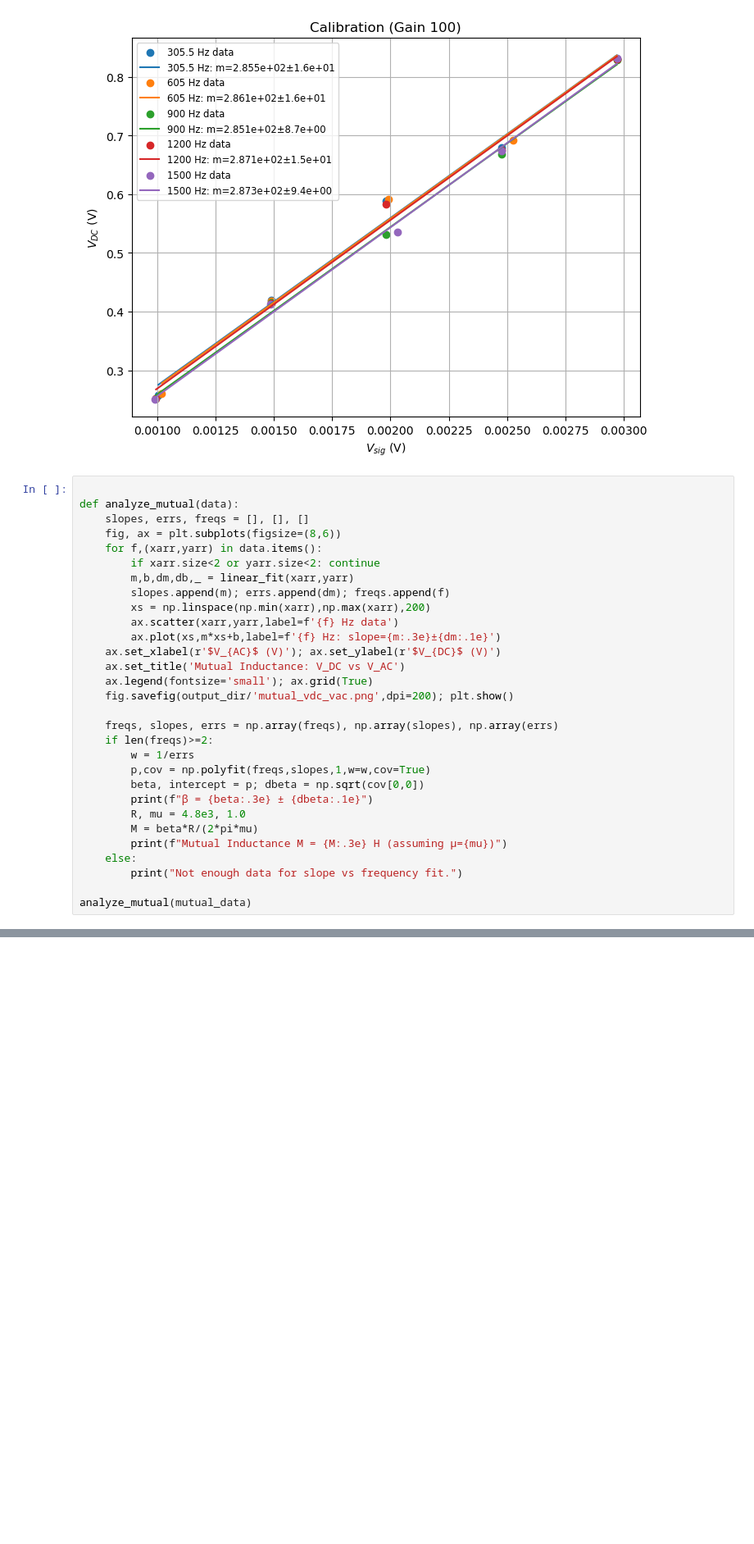
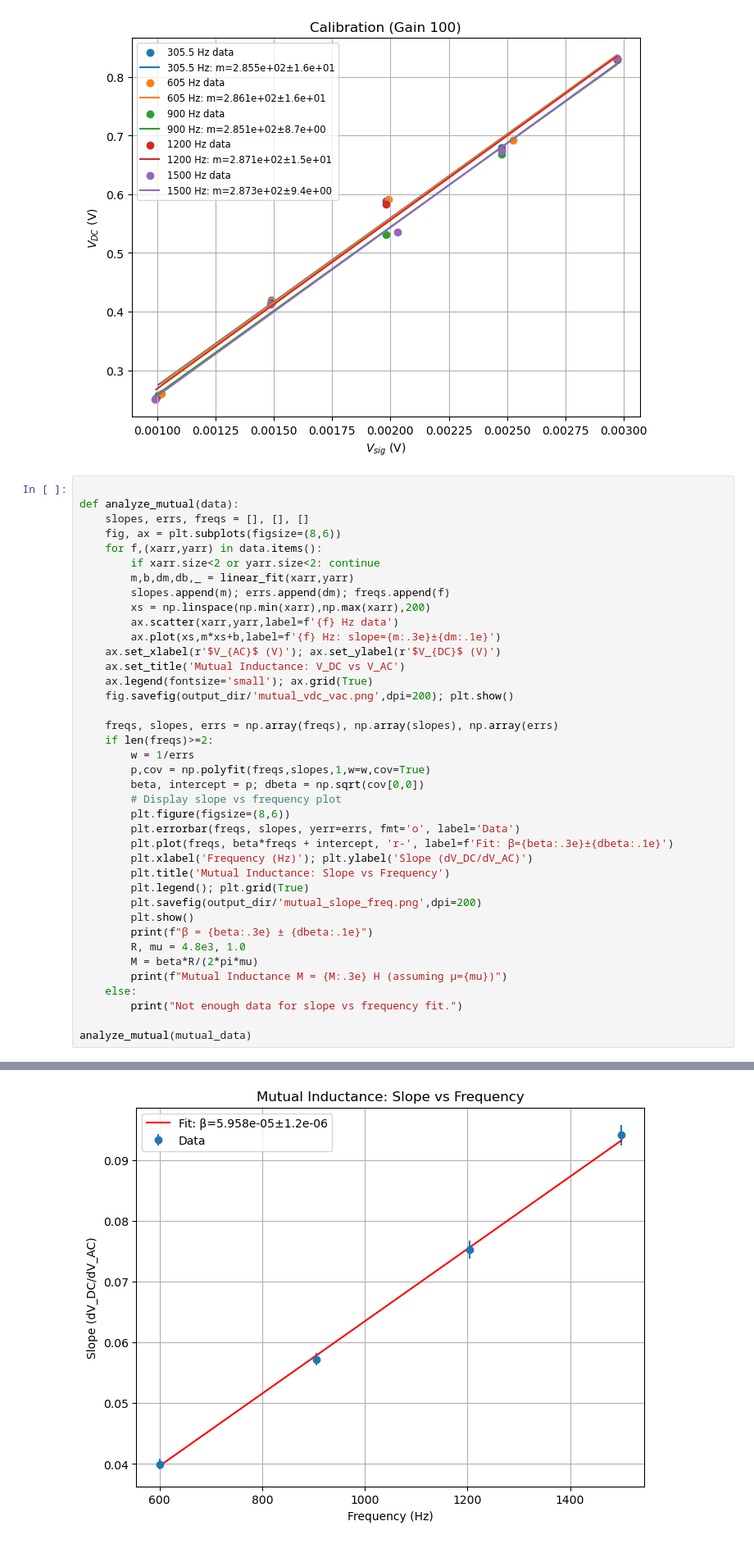
Before and after one commit to crimsonpane23/P343---Modern-Physics-lab, a Jupyter notebook: Lock-In Amplifier/Lockin_Amplifier_Complete_Analysis.ipynb, the cells around one changed output, grey strips where cells are left out. Shown at 82% size. Saved outputs shown, nothing was run; the diff lists cells and outputs as text; blank space fills up the shorter version.

```diff
--- a/Lock-In Amplifier/Lockin_Amplifier_Complete_Analysis.ipynb
+++ b/Lock-In Amplifier/Lockin_Amplifier_Complete_Analysis.ipynb
@@ -158,33 +155,43 @@ res100 = analyze_calibration(calib_data_gain100,100)
 def analyze_mutual(data):
     slopes, errs, freqs = [], [], []
     fig, ax = plt.subplots(figsize=(8,6))
     for f,(xarr,yarr) in data.items():
         if xarr.size<2 or yarr.size<2: continue
         m,b,dm,db,_ = linear_fit(xarr,yarr)
         slopes.append(m); errs.append(dm); freqs.append(f)
         xs = np.linspace(np.min(xarr),np.max(xarr),200)
         ax.scatter(xarr,yarr,label=f'{f} Hz data')
         ax.plot(xs,m*xs+b,label=f'{f} Hz: slope={m:.3e}±{dm:.1e}')
     ax.set_xlabel(r'$V_{AC}$ (V)'); ax.set_ylabel(r'$V_{DC}$ (V)')
     ax.set_title('Mutual Inductance: V_DC vs V_AC')
     ax.legend(fontsize='small'); ax.grid(True)
     fig.savefig(output_dir/'mutual_vdc_vac.png',dpi=200); plt.show()
 
     freqs, slopes, errs = np.array(freqs), np.array(slopes), np.array(errs)
     if len(freqs)>=2:
         w = 1/errs
         p,cov = np.polyfit(freqs,slopes,1,w=w,cov=True)
         beta, intercept = p; dbeta = np.sqrt(cov[0,0])
+        # Display slope vs frequency plot
+        plt.figure(figsize=(8,6))
+        plt.errorbar(freqs, slopes, yerr=errs, fmt='o', label='Data')
+        plt.plot(freqs, beta*freqs + intercept, 'r-', label=f'Fit: β={beta:.3e}±{dbeta:.1e}')
+        plt.xlabel('Frequency (Hz)'); plt.ylabel('Slope (dV_DC/dV_AC)')
+        plt.title('Mutual Inductance: Slope vs Frequency')
+        plt.legend(); plt.grid(True)
+        plt.savefig(output_dir/'mutual_slope_freq.png',dpi=200)
+        plt.show()
         print(f"β = {beta:.3e} ± {dbeta:.1e}")
         R, mu = 4.8e3, 1.0
         M = beta*R/(2*pi*mu)
         print(f"Mutual Inductance M = {M:.3e} H (assuming µ={mu})")
     else:
         print("Not enough data for slope vs frequency fit.")
 
 analyze_mutual(mutual_data)
 # %% [output]
 [figure]
+[figure, added]
 β = 5.958e-05 ± 1.2e-06
 Mutual Inductance M = 4.551e-02 H (assuming µ=1.0)
 # %%
```
Also changed, not shown: parts of 3 cells of this notebook, 1 other file.
